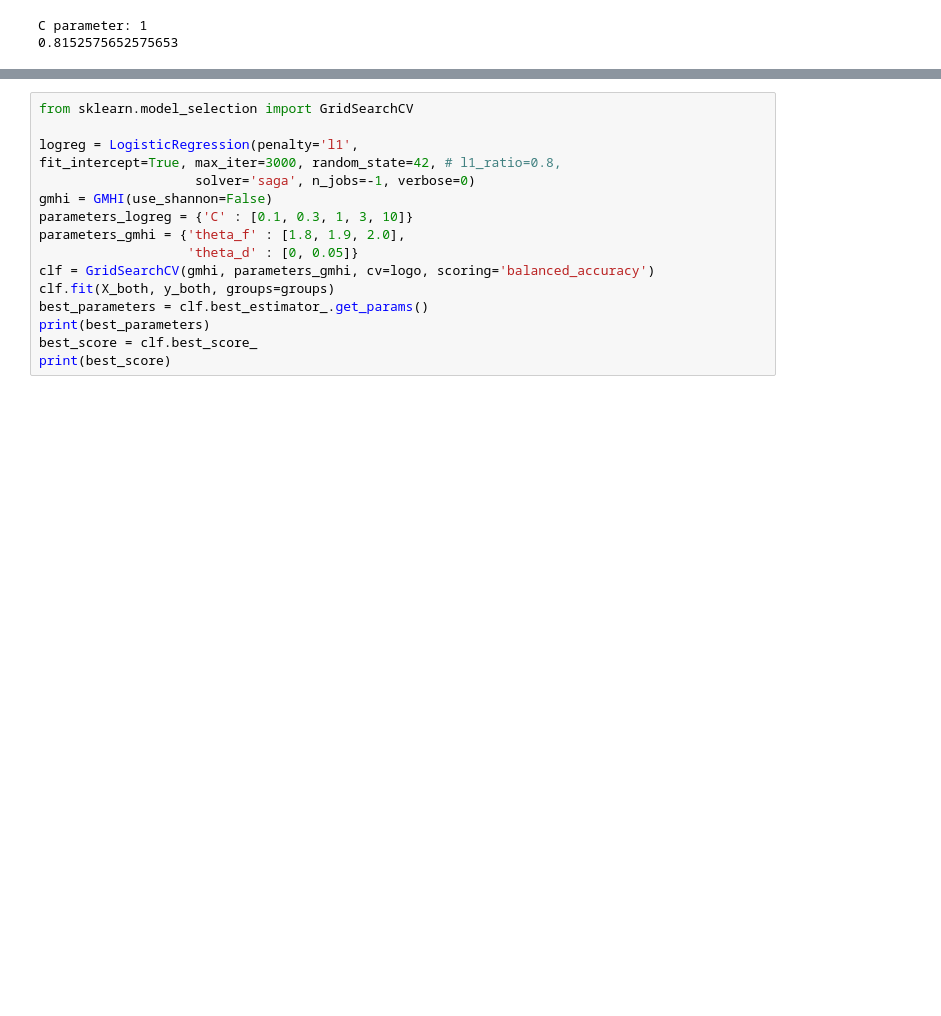
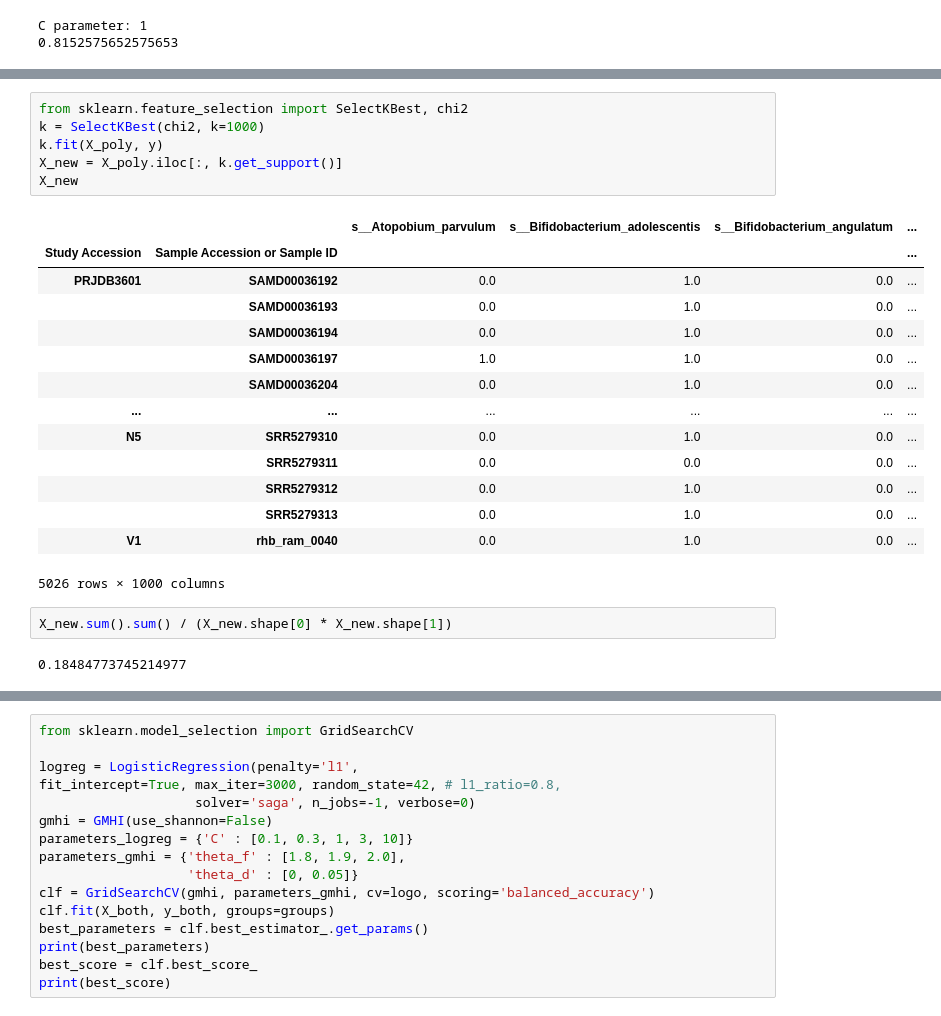
Before and after one commit to danielchang2002/GMHI2-Scratchpad, a Jupyter notebook: src/logistic_regression.ipynb, the cells around one changed output, grey strips where cells are left out. Saved outputs shown, nothing was run; the diff lists cells and outputs as text; blank space fills up the shorter version.

```diff
--- a/src/logistic_regression.ipynb
+++ b/src/logistic_regression.ipynb
@@ -100,3 +138,28 @@ C parameter: 1
+# %%
+from sklearn.feature_selection import SelectKBest, chi2
+k = SelectKBest(chi2, k=1000)
+k.fit(X_poly, y)
+X_new = X_poly.iloc[:, k.get_support()]
+X_new
+# %% [output]
+|  |  | s__Atopobium_parvulum | s__Bifidobacterium_adolescentis | s__Bifidobacterium_angulatum | ... |
+| Study Accession | Sample Accession or Sample ID |  |  |  | ... |
+| PRJDB3601 | SAMD00036192 | 0.0 | 1.0 | 0.0 | ... |
+|  | SAMD00036193 | 0.0 | 1.0 | 0.0 | ... |
+|  | SAMD00036194 | 0.0 | 1.0 | 0.0 | ... |
+|  | SAMD00036197 | 1.0 | 1.0 | 0.0 | ... |
+|  | SAMD00036204 | 0.0 | 1.0 | 0.0 | ... |
+| ... | ... | ... | ... | ... | ... |
+| N5 | SRR5279310 | 0.0 | 1.0 | 0.0 | ... |
+|  | SRR5279311 | 0.0 | 0.0 | 0.0 | ... |
+|  | SRR5279312 | 0.0 | 1.0 | 0.0 | ... |
+|  | SRR5279313 | 0.0 | 1.0 | 0.0 | ... |
+| V1 | rhb_ram_0040 | 0.0 | 1.0 | 0.0 | ... |
+5026 rows × 1000 columns
+# %%
+X_new.sum().sum() / (X_new.shape[0] * X_new.shape[1])
+# %% [output]
+0.18484773745214977
 # %%
 C = 1
 
```
Also changed, not shown: parts of 9 cells of this notebook, 7 other files.
